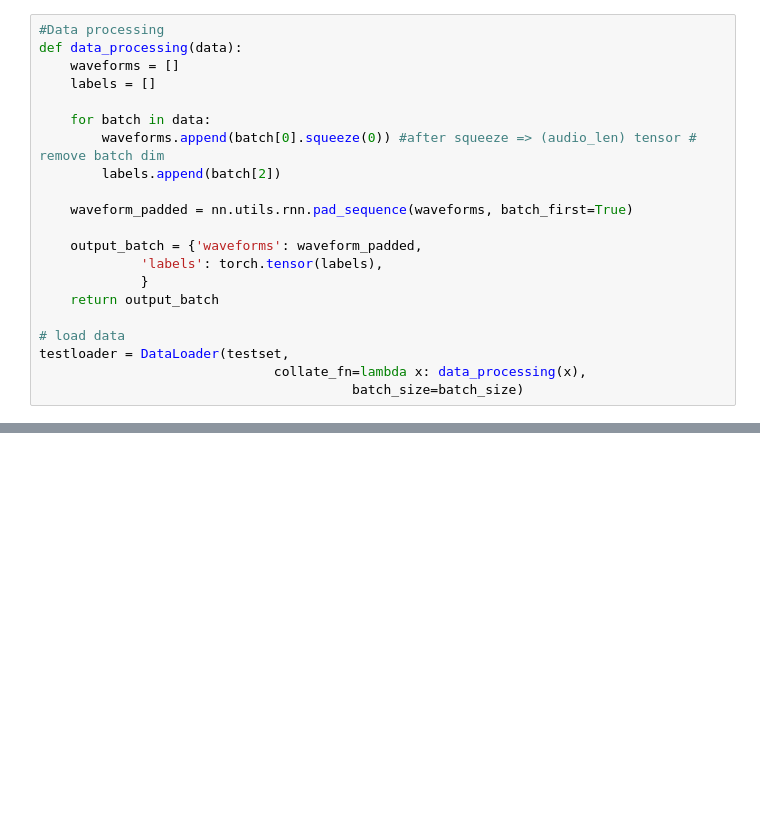
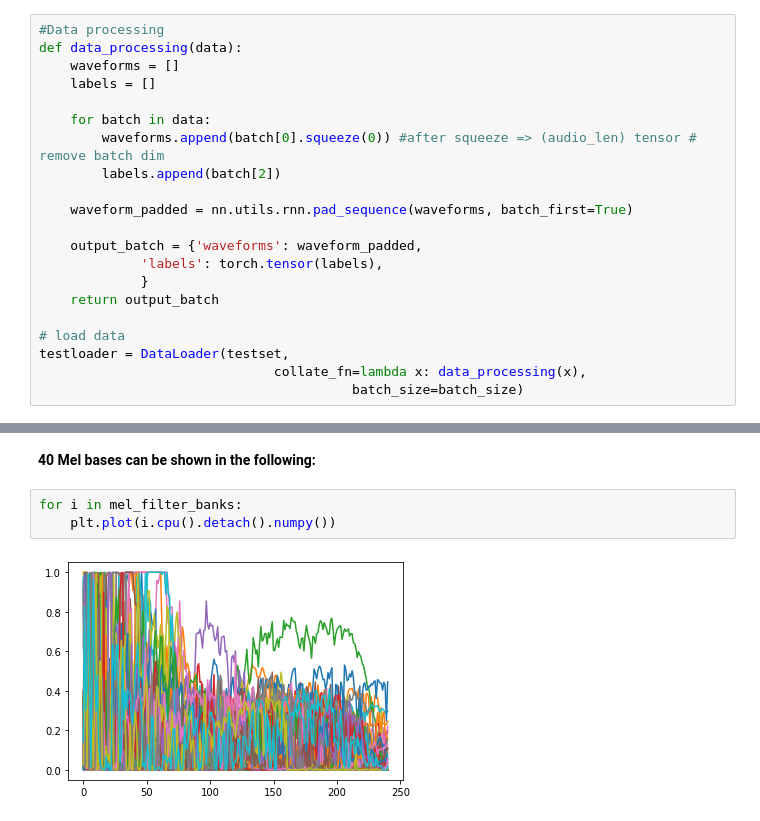
Before and after one commit to heungky/trainable-STFT-Mel, a Jupyter notebook: Part2_tutorial.ipynb, the cells around one changed output, grey strips where cells are left out. Cells and saved outputs as stored; diff of their text form; blank space fills up the shorter version.

```diff
--- a/Part2_tutorial.ipynb
+++ b/Part2_tutorial.ipynb
@@ -462,0 +453,7 @@ trainer.test(net, testloader)
+# %% [markdown]
+**40 Mel bases can be shown in the following:**
+# %%
+for i in mel_filter_banks:
+    plt.plot(i.cpu().detach().numpy())
+# %% [output]
+[figure, added]
```
Also changed, not shown: parts of 37 cells of this notebook.
